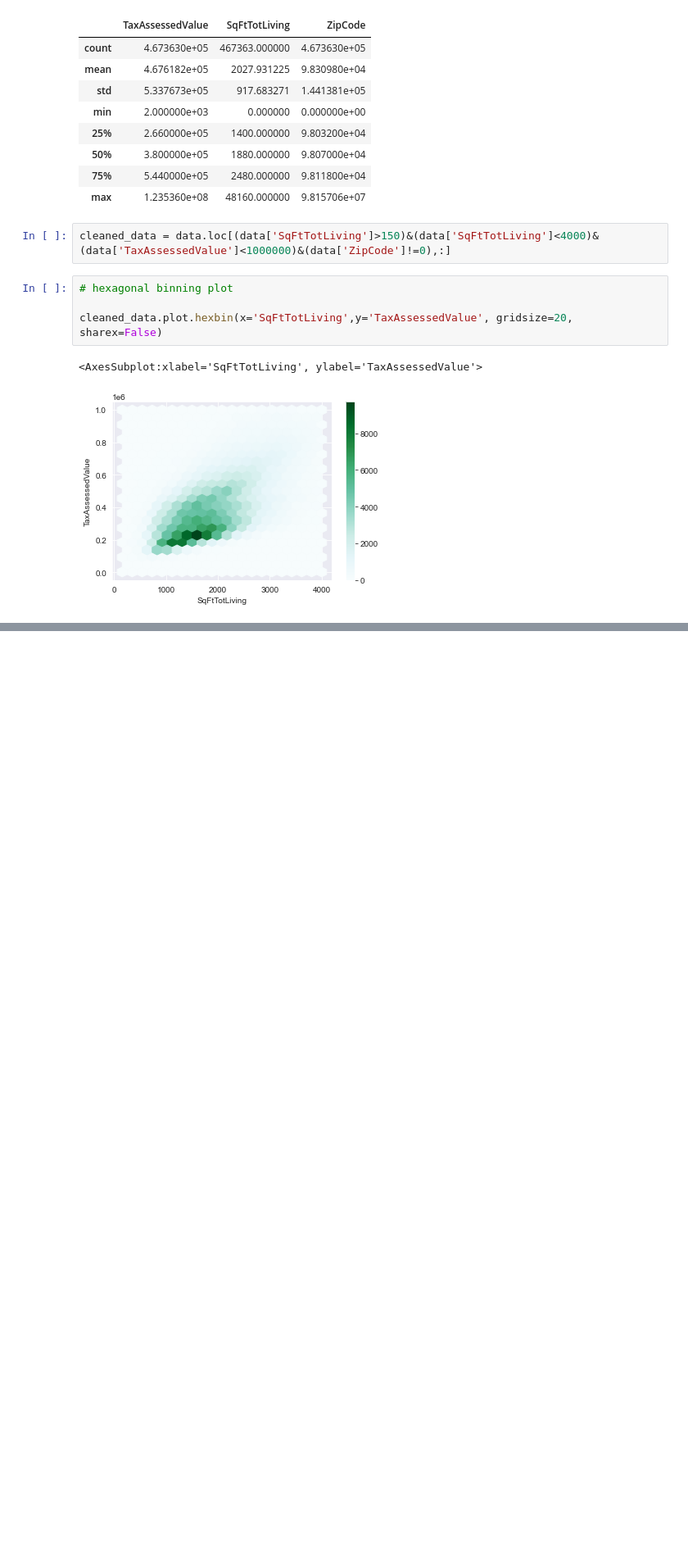
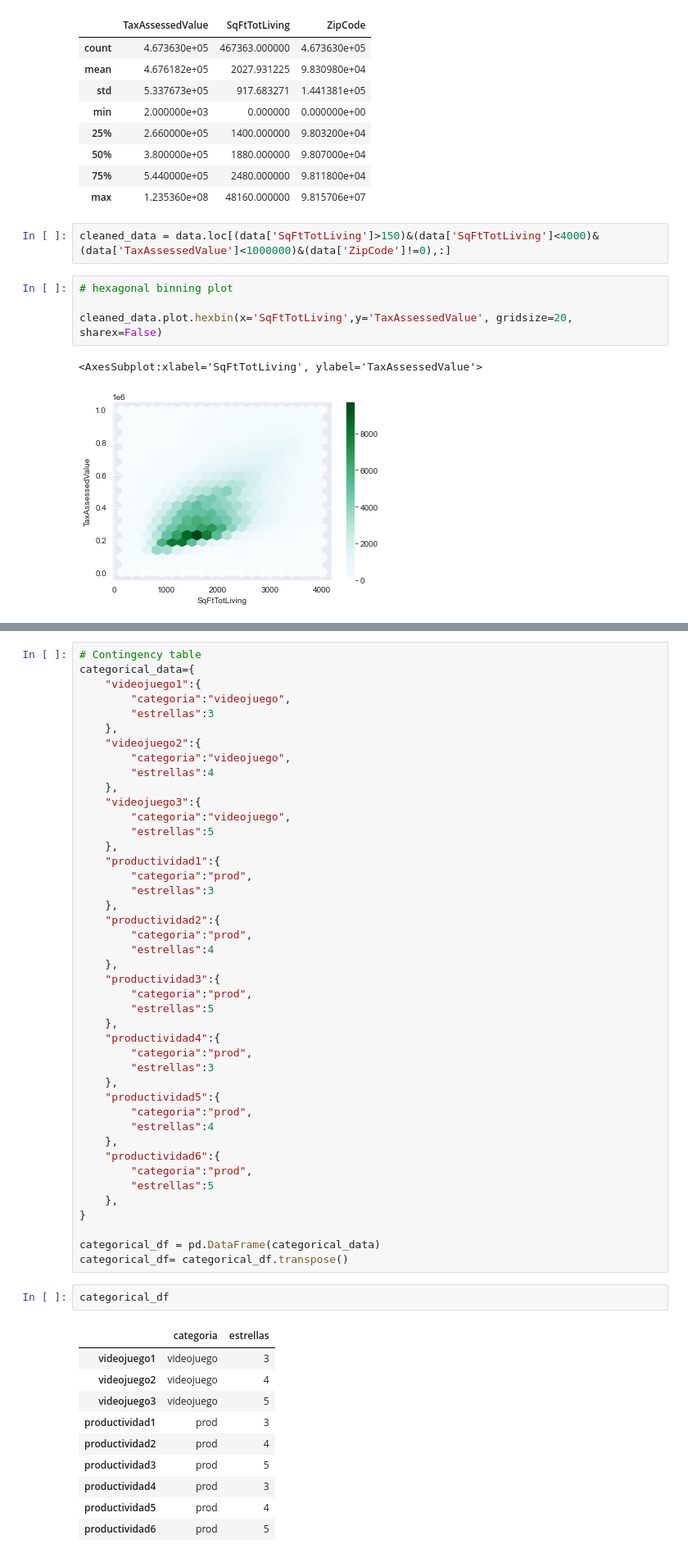
Before and after one commit to tzuzulcode/data-science-abril2022, a Jupyter notebook: Correlation/MultivariateAnalysis.ipynb, the cells around one changed output, grey strips where cells are left out. Shown at 82% size. Saved outputs shown, nothing was run; the diff lists cells and outputs as text; blank space fills up the shorter version.

```diff
--- a/Correlation/MultivariateAnalysis.ipynb
+++ b/Correlation/MultivariateAnalysis.ipynb
@@ -45,0 +47,56 @@ KeyboardInterrupt:
+# %%
+# Contingency table
+categorical_data={
+    "videojuego1":{
+        "categoria":"videojuego",
+        "estrellas":3
+    },
+    "videojuego2":{
+        "categoria":"videojuego",
+        "estrellas":4
+    },
+    "videojuego3":{
+        "categoria":"videojuego",
+        "estrellas":5
+    },
+    "productividad1":{
+        "categoria":"prod",
+        "estrellas":3
+    },
+    "productividad2":{
+        "categoria":"prod",
+        "estrellas":4
+    },
+    "productividad3":{
+        "categoria":"prod",
+        "estrellas":5
+    },
+    "productividad4":{
+        "categoria":"prod",
+        "estrellas":3
+    },
+    "productividad5":{
+        "categoria":"prod",
+        "estrellas":4
+    },
+    "productividad6":{
+        "categoria":"prod",
+        "estrellas":5
+    },
+}
+
+categorical_df = pd.DataFrame(categorical_data)
+categorical_df= categorical_df.transpose()
+# %%
+categorical_df
+# %% [output]
+|  | categoria | estrellas |
+| videojuego1 | videojuego | 3 |
+| videojuego2 | videojuego | 4 |
+| videojuego3 | videojuego | 5 |
+| productividad1 | prod | 3 |
+| productividad2 | prod | 4 |
+| productividad3 | prod | 5 |
+| productividad4 | prod | 3 |
+| productividad5 | prod | 4 |
+| productividad6 | prod | 5 |
```
Also changed, not shown: parts of 5 cells of this notebook, 1 other file.
